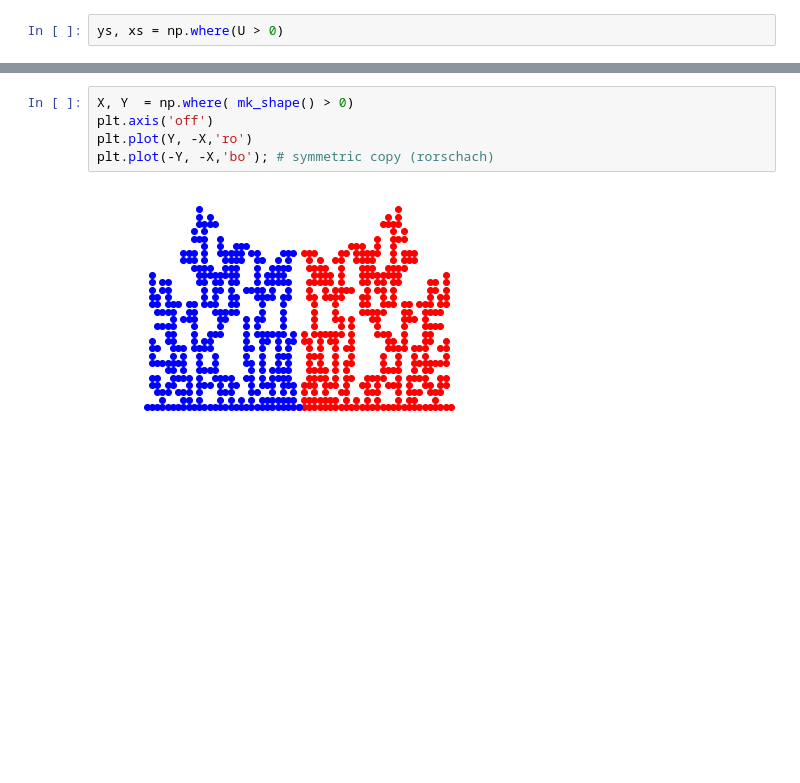
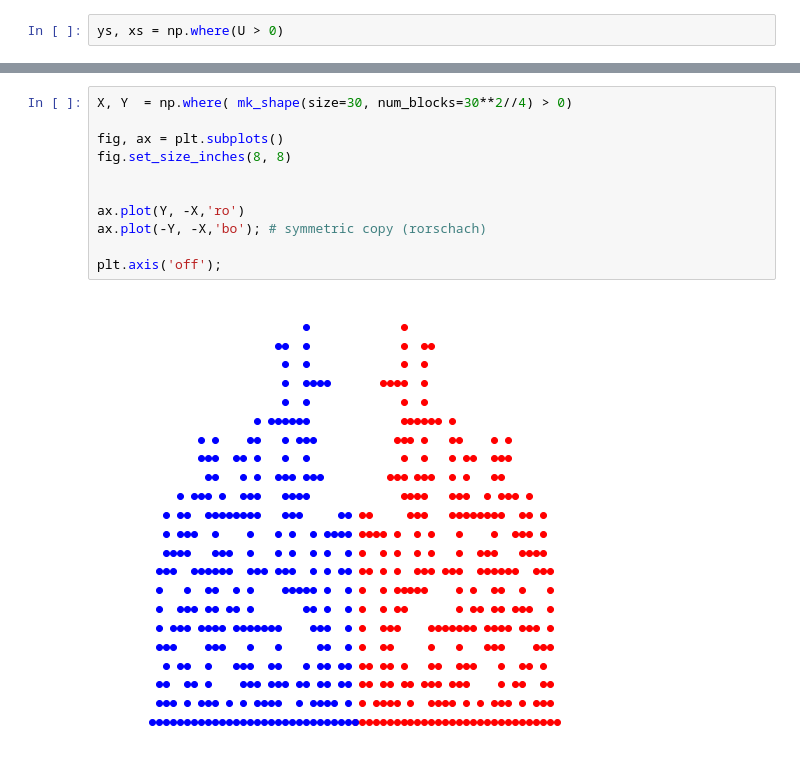
Before and after one commit to macbuse/PROGRAMMATION, a Jupyter notebook: random_shapes.ipynb, the cells around one changed output, grey strips where cells are left out. Saved outputs shown, nothing was run; the diff lists cells and outputs as text; blank space fills up the shorter version.

```diff
--- a/random_shapes.ipynb
+++ b/random_shapes.ipynb
@@ -173,12 +173,18 @@ print(mk_shape())
  [0 1 0 0 1 0 1 1 0 0 1 0 1 1 1 1 1 1 1 0 1 1 1 1 1 1 0 1 0 0]
  [1 1 1 1 1 1 1 1 1 1 1 1 1 1 1 1 1 1 1 1 1 1 1 1 1 1 1 1 1 1]]
 # %%
-X, Y  = np.where( mk_shape() > 0)
-plt.axis('off')
-plt.plot(Y, -X,'ro')
-plt.plot(-Y, -X,'bo'); # symmetric copy (rorschach)
+X, Y  = np.where( mk_shape(size=30, num_blocks=30**2//4) > 0)
+
+fig, ax = plt.subplots()
+fig.set_size_inches(8, 8)
+
+
+ax.plot(Y, -X,'ro')
+ax.plot(-Y, -X,'bo'); # symmetric copy (rorschach)
+
+plt.axis('off');
 # %% [output]
-[figure, old version]
+[figure, new version]
 # %%
 #r,g,b layers are all the same
 
```
Also changed, not shown: parts of 4 cells of this notebook.
